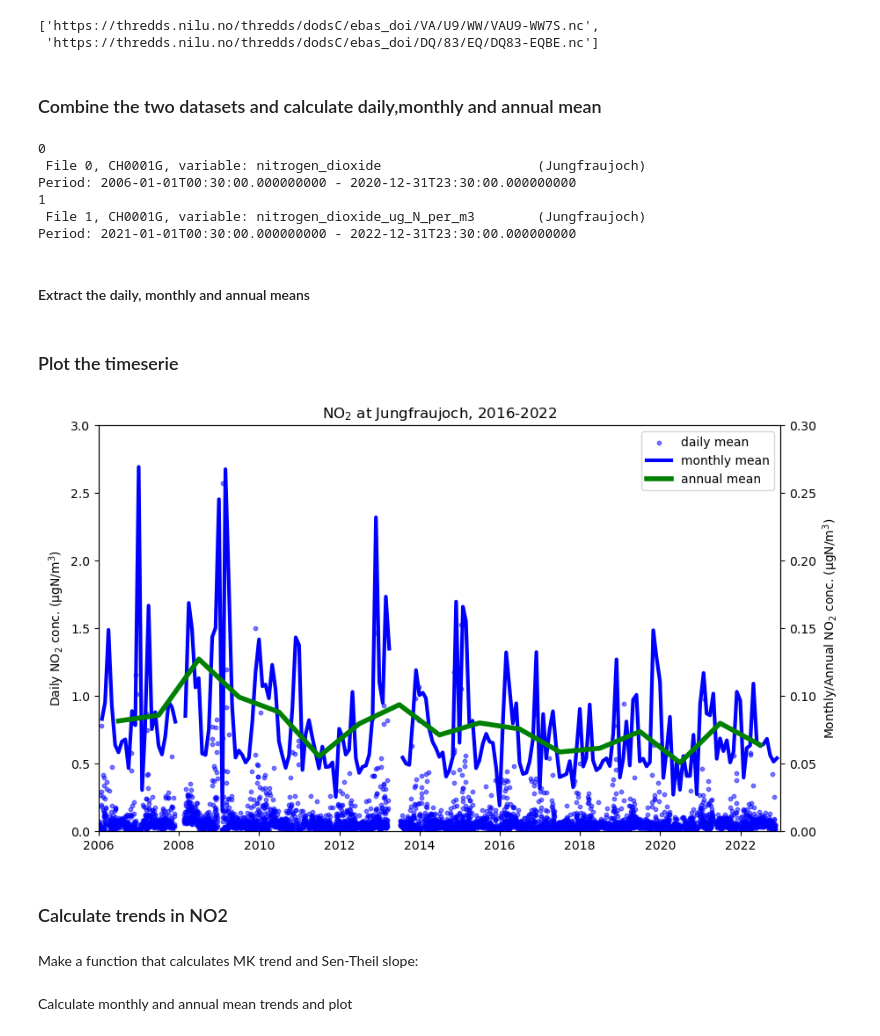
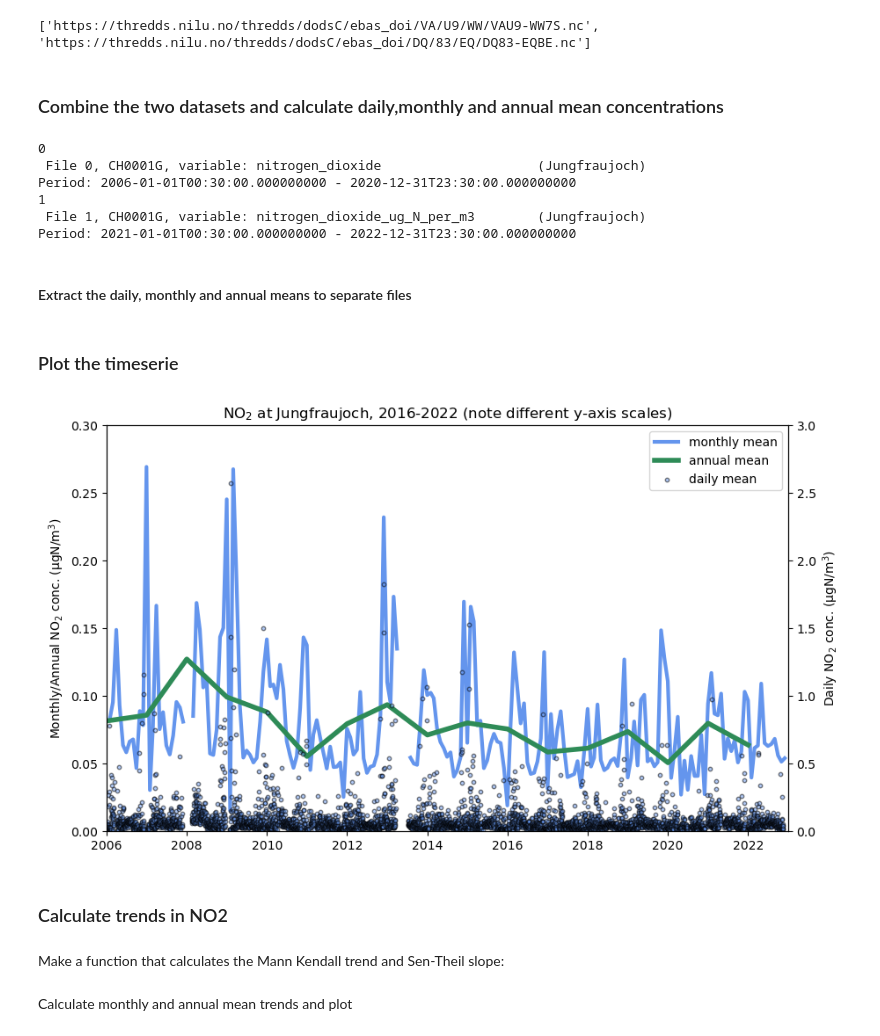
Before and after one commit to ACTRIS-Data-Centre/actris-jupyter-hub, a Jupyter notebook: dev-actris-jupyter-hub/actris-norway-hackathon/use-case-4-averaging-maps/trends_and_climatology_NO2.ipynb, the cells around one changed output. Drawn from its saved outputs; the diff is of its cells as text; code cells hidden in the pictures.

```diff
--- a/dev-actris-jupyter-hub/actris-norway-hackathon/use-case-4-averaging-maps/trends_and_climatology_NO2.ipynb
+++ b/dev-actris-jupyter-hub/actris-norway-hackathon/use-case-4-averaging-maps/trends_and_climatology_NO2.ipynb
@@ -34,5 +33,5 @@ file_urls
 # %% [markdown]
-### Combine the two datasets and calculate daily,monthly and annual mean
+### Combine the two datasets and calculate daily,monthly and annual mean concentrations
 # %%
 # define the variable of interest and the year of interest
 variable_interested_standard_name = 'mass_concentration_of_nitrogen_dioxide_expressed_as_nitrogen_in_air'
@@ -75,15 +74,15 @@ data.close()
 1
  File 1, CH0001G, variable: nitrogen_dioxide_ug_N_per_m3        (Jungfraujoch)                           Period: 2021-01-01T00:30:00.000000000 - 2022-12-31T23:30:00.000000000
 # %% [markdown]
-#### Extract the daily, monthly and annual means
+#### Extract the daily, monthly and annual means to separate files
 # %%
 def concatenate_time_series(data_arrays, is_annual=False):
     times = []
     values = []
     for data_array in data_arrays:
         if is_annual:
-            # Set the time to January 1st of the following year
-            times.extend(data_array.time.values + np.timedelta64(1, 'D') - np.timedelta64(184, 'D'))
+            # Set the time to January 1st
+            times.extend(data_array.time.values + np.timedelta64(1, 'D') - np.timedelta64(365, 'D'))
             values.extend(data_array.values)
         else:
             times.extend(data_array.time.values)
@@ -100,46 +99,38 @@ annual_times, annual_values = concatenate_time_series(annual_means_all, is_annua
 # %%
 fig, ax1 = plt.subplots(figsize=(10, 6))
 
 # Define colors for each type of data
-daily_color = 'blue'
-monthly_color = 'blue'
-annual_color = 'green'
+daily_color = 'cornflowerblue'
+monthly_color = 'cornflowerblue'
+annual_color = 'seagreen'
 
-# Plot daily means on the primary y-axis
-ax1.scatter(daily_times, daily_values, label='daily mean', alpha=0.5, s=10, color=daily_color)
+# Plot monthly and annual means on the primary y-axis
+ax1.plot(monthly_times, monthly_values, label='monthly mean', linewidth=3, color=monthly_color)
+ax1.plot(annual_times, annual_values, label='annual mean', linewidth=4, color=annual_color)
+ax1.set_ylabel('Monthly/Annual NO$_2$ conc. (µgN/m$^3$)')
+ax1.set_ylim(0, 0.3)
 
-# Set labels for the primary y-axis
-ax1.set_ylabel('Daily NO$_2$ conc. (µgN/m$^3$)')
-ax1.set_ylim(0, 3)
-ax1.set_xlim(daily_times[0], daily_times[-1])
-
-# Create a secondary y-axis
+# Create a secondary y-axis, and lot daily means on the the secondary y-axis
 ax2 = ax1.twinx()
-
-# Plot monthly means on the secondary y-axis
-ax2.plot(monthly_times, monthly_values, label='monthly mean', linewidth=3, color=monthly_color)
-
-# Plot annual means on the secondary y-axis
-ax2.plot(annual_times, annual_values, label='annual mean', linewidth=4, color=annual_color)
-
-# Set labels for the secondary y-axis
-ax2.set_ylabel('Monthly/Annual NO$_2$ conc. (µgN/m$^3$)')
-ax2.set_ylim(0, 0.3)
+ax2.scatter(daily_times, daily_values, label='daily mean', alpha=0.5, s=10, color=daily_color, edgecolors='black')
+ax2.set_ylabel('Daily NO$_2$ conc. (µgN/m$^3$)')
+ax2.set_ylim(0, 3)
+ax2.set_xlim(daily_times[0], daily_times[-1])
 
 # Combine legends from both axes
 lines_1, labels_1 = ax1.get_legend_handles_labels()
 lines_2, labels_2 = ax2.get_legend_handles_labels()
 ax2.legend(lines_1 + lines_2, labels_1 + labels_2, loc='upper right')
-plt.title('NO$_2$ at Jungfraujoch, 2016-2022')
 
-# Show the plot
+
+plt.title('NO$_2$ at Jungfraujoch, 2016-2022 (note different y-axis scales)')
 plt.show()
 # %% [output]
-[figure, old version]
+[figure, new version]
 # %% [markdown]
 ### Calculate trends in NO2
 # %% [markdown]
-Make a function that calculates MK trend and Sen-Theil slope:
+Make a function that calculates the Mann Kendall trend and Sen-Theil slope:
 # %%
 def calculate_trend(data):
     # Convert data to a pandas Series
```
Also changed, not shown: parts of 3 cells of this notebook.
